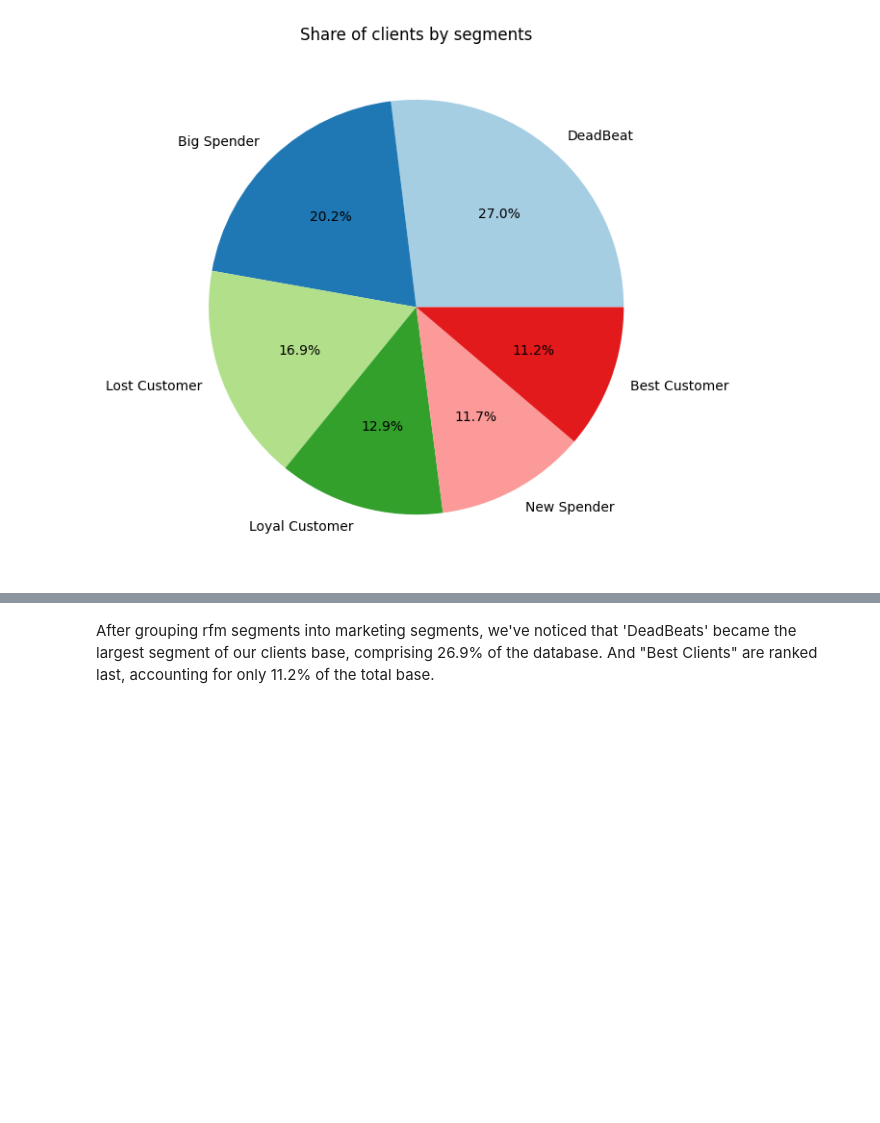
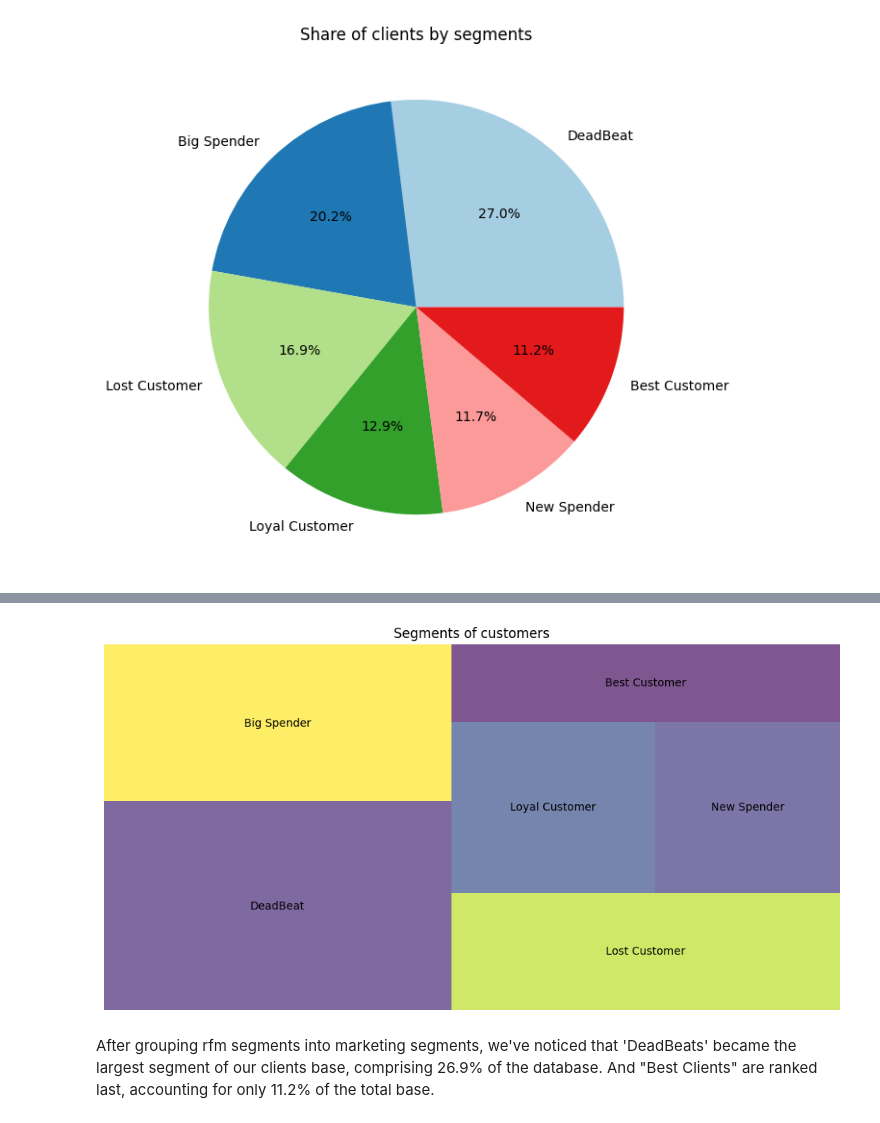
Before and after one commit to OstroPolli/Portfolio, a Jupyter notebook: RFM/RFM_pharmacy.ipynb, the cells around one changed output, grey strips where cells are left out. Cells and saved outputs as stored; diff of their text form; code cells hidden in the pictures; blank space fills up the shorter version.

```diff
--- a/RFM/RFM_pharmacy.ipynb
+++ b/RFM/RFM_pharmacy.ipynb
@@ -360,6 +370,14 @@ fig.update_layout(title='Segments of customers')
 fig.show();
 # %% [output]
 [interactive output not drawn]
+# %%
+plt.figure(figsize=(12, 6))
+squarify.plot(sizes=segm['segment'], label=segm['index'], alpha=0.7)
+plt.title("Segments of customers")
+plt.axis('off')
+plt.show()
+# %% [output]
+[figure, added]
 # %% [markdown]
 After grouping rfm segments into marketing segments, we've noticed that 'DeadBeats' became the largest segment of our clients base, comprising 26.9% of the database. And "Best Clients" are ranked last, accounting for only 11.2% of the total base.
 # %% [markdown]
```
Also changed, not shown: parts of 3 cells of this notebook.
